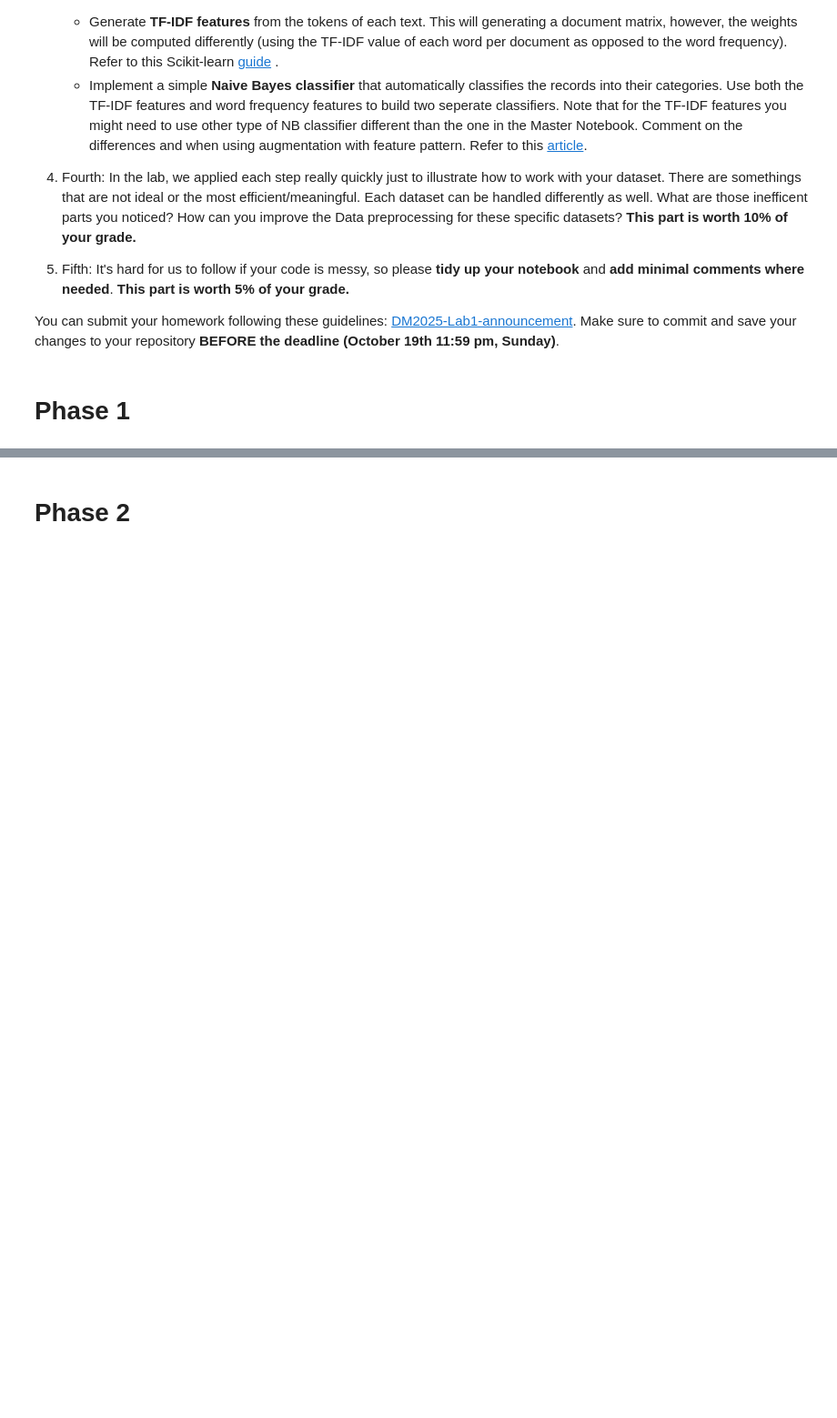
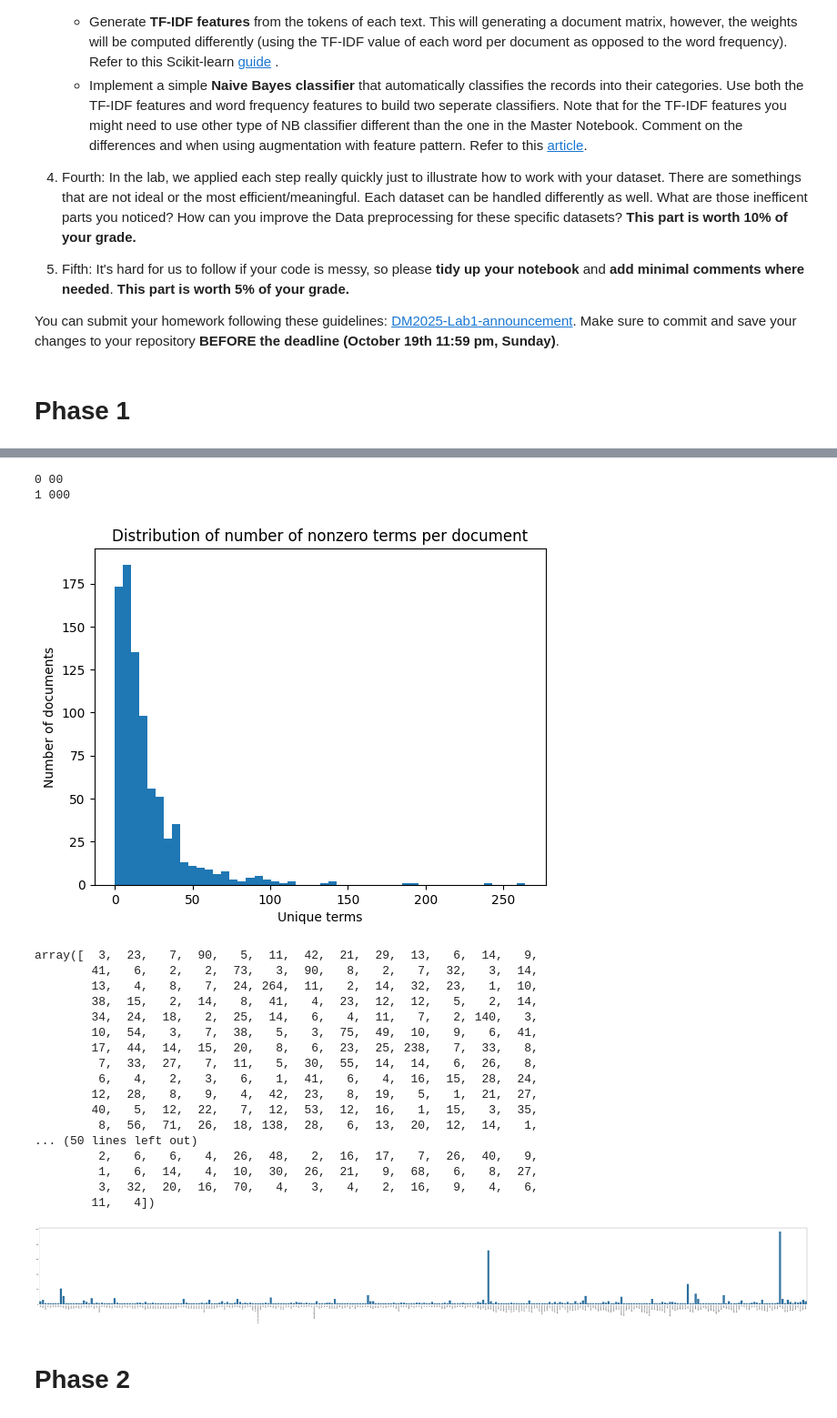
Before and after one commit to j-lee-cob/DM2025-Lab1-Exercise, a Jupyter notebook: DM2025-Lab1-Homework.ipynb, the cells around one changed output, grey strips where cells are left out. Shown at 91% size. Drawn from its saved outputs; the diff is of its cells as text; code cells hidden in the pictures; blank space fills up the shorter version.

```diff
--- a/DM2025-Lab1-Homework.ipynb
+++ b/DM2025-Lab1-Homework.ipynb
@@ -215,0 +193,76 @@ for i in nonzero_cols:
+# %%
+count_vect.get_feature_names_out()[0:1]
+#Exercise 10
+# Answer here
+for i in range(0, 2):
+    print(i, count_vect.get_feature_names_out()[i])
+# %% [output]
+0 00
+1 000
+# %%
+#Exercise 11
+datafiles_density = (datafiles_counts > 0).sum(axis=1).A1  # nonzeros per doc
+plt.hist(datafiles_density, bins=50)
+plt.title("Distribution of number of nonzero terms per document")
+plt.xlabel("Unique terms")
+plt.ylabel("Number of documents")
+plt.show()
+datafiles_density
+# %% [output]
+[figure, added]
+array([  3,  23,   7,  90,   5,  11,  42,  21,  29,  13,   6,  14,   9,
+        41,   6,   2,   2,  73,   3,  90,   8,   2,   7,  32,   3,  14,
+        13,   4,   8,   7,  24, 264,  11,   2,  14,  32,  23,   1,  10,
+        38,  15,   2,  14,   8,  41,   4,  23,  12,  12,   5,   2,  14,
+        34,  24,  18,   2,  25,  14,   6,   4,  11,   7,   2, 140,   3,
+        10,  54,   3,   7,  38,   5,   3,  75,  49,  10,   9,   6,  41,
+        17,  44,  14,  15,  20,   8,   6,  23,  25, 238,   7,  33,   8,
+         7,  33,  27,   7,  11,   5,  30,  55,  14,  14,   6,  26,   8,
+         6,   4,   2,   3,   6,   1,  41,   6,   4,  16,  15,  28,  24,
+        12,  28,   8,   9,   4,  42,  23,   8,  19,   5,   1,  21,  27,
+        40,   5,  12,  22,   7,  12,  53,  12,  16,   1,  15,   3,  35,
+         8,  56,  71,  26,  18, 138,  28,   6,  13,  20,  12,  14,   1,
+... (50 lines left out)
+         2,   6,   6,   4,  26,  48,   2,  16,  17,   7,  26,  40,   9,
+         1,   6,  14,   4,  10,  30,  26,  21,   9,  68,   6,   8,  27,
+         3,  32,  20,  16,  70,   4,   3,   4,   2,  16,   9,   4,   6,
+        11,   4])
+# %%
+
+term_frequencies = []
+for j in range(0,datafiles_counts.shape[1]):
+    term_frequencies.append(sum(datafiles_counts[:,j].toarray()))
+
+term_frequencies = np.asarray(datafiles_counts.sum(axis=0))[0]
+term_frequencies[0] #sum of first term: 00
+np.int64(134)
+plt.subplots(figsize=(100, 10))
+g = sns.barplot(x=count_vect.get_feature_names_out()[:300],
+            y=term_frequencies[:300])
+g.set_xticklabels(count_vect.get_feature_names_out()[:300], rotation = 90);
+#Exercise 12
+import plotly.express as px
+import pandas as pd
+
+
+datafiles_bar = pd.DataFrame({
+    "term": count_vect.get_feature_names_out()[:300],
+    "frequency": term_frequencies[:300]
+})
+
+
+fig = px.bar(datafiles_bar,
+             x="term",
+             y="frequency",
+             title="Top 300 Term Frequencies")
+
+
+fig.update_layout(
+    xaxis_tickangle=90,
+    width=2000,
+    height=400
+)
+
+fig.show()
+# %% [output]
+[figure, added]
```
Also changed, not shown: parts of 13 cells of this notebook.
